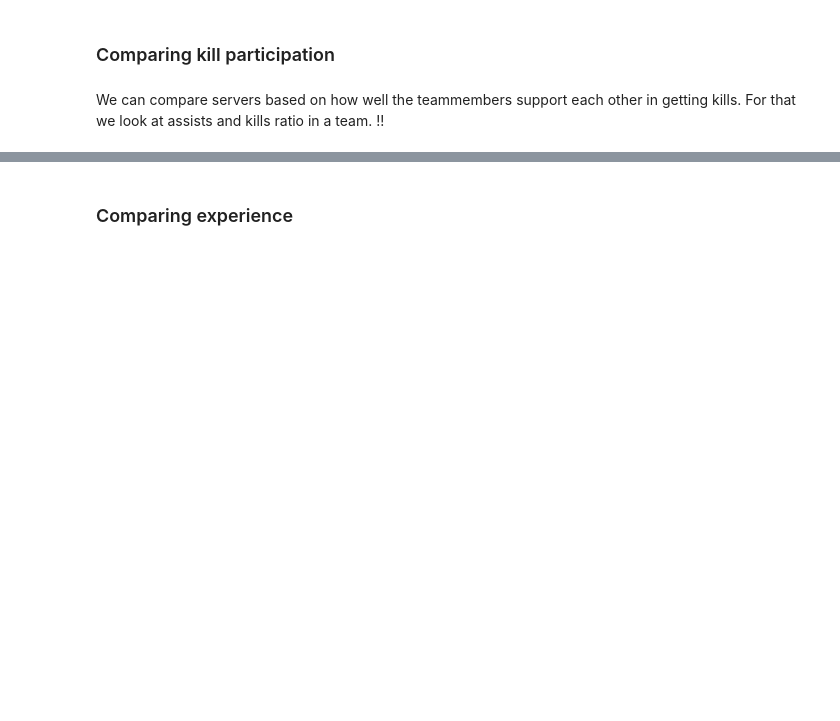
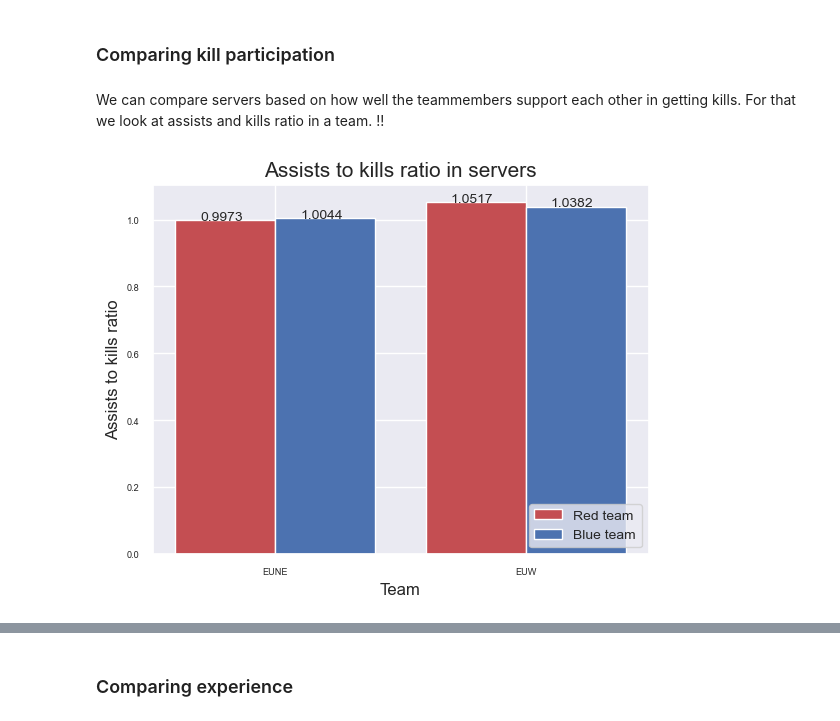
Before and after one commit to VeronikaKukk/DS_project, a Jupyter notebook: d4_notebook.ipynb, the cells around one changed output, grey strips where cells are left out. Cells and saved outputs as stored; diff of their text form; code cells hidden in the pictures; blank space fills up the shorter version.

```diff
--- a/d4_notebook.ipynb
+++ b/d4_notebook.ipynb
@@ -1053,20 +1180,27 @@ We can compare servers based on how well the teammembers support each other in g
 # %%
 X = ['EUNE','EUW']
 assists_to_kills_ratio_red = [df_eune_balanced["redAssists"].sum() /  df_eune_balanced["redKills"].sum(),
                    df_euw_balanced["redAssists"].sum() /  df_euw_balanced["redKills"].sum()]
 assists_to_kills_ratio_blue = [df_eune_balanced["blueAssists"].sum() /  df_eune_balanced["blueKills"].sum(),
                    df_euw_balanced["blueAssists"].sum() /  df_euw_balanced["blueKills"].sum()]
 X_axis = np.arange(len(X))
 
-plt.bar(X_axis-0.2, assists_to_kills_ratio_red, 0.4, label = 'Red', color='r')
-plt.bar(X_axis+0.2, assists_to_kills_ratio_blue, 0.4, label = 'Blue', color='b')
+plt.bar(X_axis-0.2, assists_to_kills_ratio_red, 0.4, label = 'Red team', color='r')
+plt.bar(X_axis+0.2, assists_to_kills_ratio_blue, 0.4, label = 'Blue team', color='b')
+
+plt.annotate(text=assists_to_kills_ratio_red[0].round(4), xy=(-0.3,assists_to_kills_ratio_red[0].round(4)), fontsize=10)
+plt.annotate(text=assists_to_kills_ratio_red[1].round(4), xy=(0.7,assists_to_kills_ratio_red[1].round(4)), fontsize=10)
+plt.annotate(text=assists_to_kills_ratio_blue[0].round(4), xy=(0.1,assists_to_kills_ratio_blue[0].round(4)), fontsize=10)
+plt.annotate(text=assists_to_kills_ratio_blue[1].round(4), xy=(1.1,assists_to_kills_ratio_blue[1].round(4)), fontsize=10)
 
 plt.xticks(X_axis, X)
 plt.xlabel("Team", fontsize=12)
 plt.ylabel("Assists to kills ratio", fontsize=12)
 plt.title("Assists to kills ratio in servers", fontsize=15)
 plt.legend(fontsize=10, loc=4)
 plt.show()
+# %% [output]
+[figure, added]
 # %%
 print("EUNE red team assists to kills ratio: ", assists_to_kills_ratio_red[0])
 print("EUW red team assists to kills ratio: ", assists_to_kills_ratio_red[1])
```
Also changed, not shown: parts of 43 cells of this notebook.
